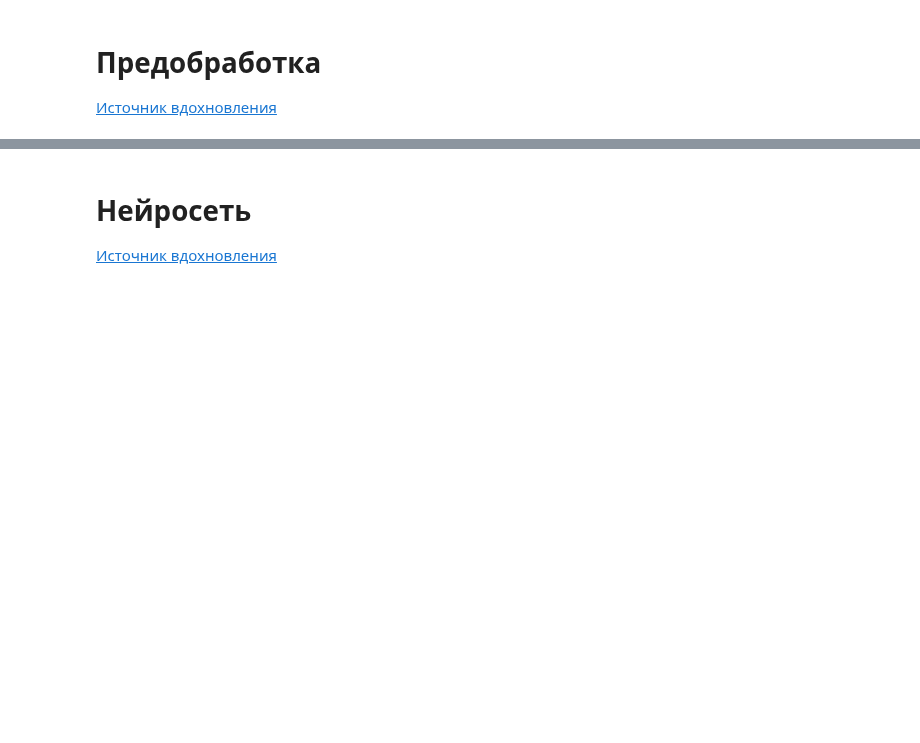
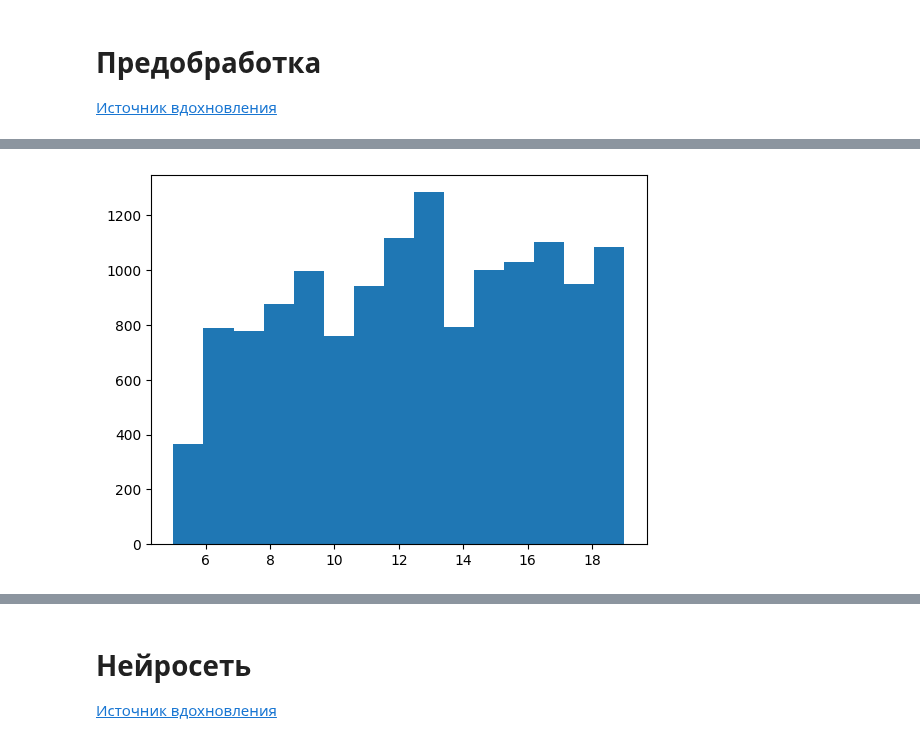
Before and after one commit to Dmitrij-Solovjev/spbu_deep_learning, a Jupyter notebook: homeworks/HW1/KaggleYearPredictionMSD.ipynb, the cells around one changed output, grey strips where cells are left out. Cells and saved outputs as stored; diff of their text form; code cells hidden in the pictures; blank space fills up the shorter version.

```diff
--- a/homeworks/HW1/KaggleYearPredictionMSD.ipynb
+++ b/homeworks/HW1/KaggleYearPredictionMSD.ipynb
@@ -83,0 +117,23 @@ Text(0, 0.5, 'Number of songs')
+# %%
+df_2 = df.copy()
+df_2["target"] = 0
+
+interval_num = 19
+
+counter = interval_num
+
+k=0
+for y in range(2012, 1959, -1):
+    l = len(df_2[df_2.year==y])
+    k += l
+
+    if k >= len(df_2) / interval_num:
+        df_2.loc[(df_2.year >=y) & (df_2.target == 0), "target"] = counter
+        counter-=1
+        k=0
+
+df_2.loc[(df_2.year >= 1959) & (df_2.target == 0), "target"] = counter
+# %%
+a = plt.hist(df_2["target"], bins=15)
+# %% [output]
+[figure, added]
```
Also changed, not shown: parts of 37 cells of this notebook, 6 other files.
